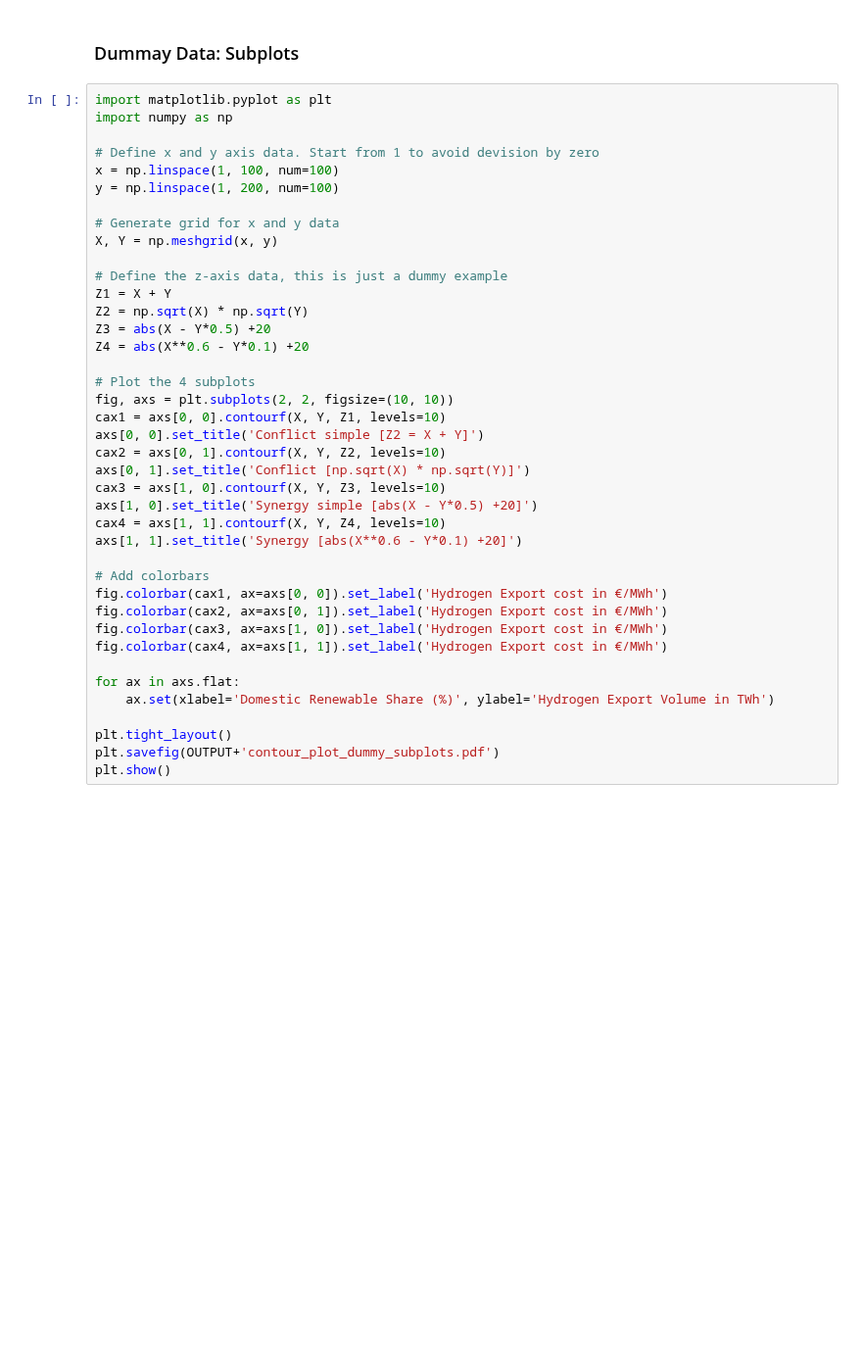
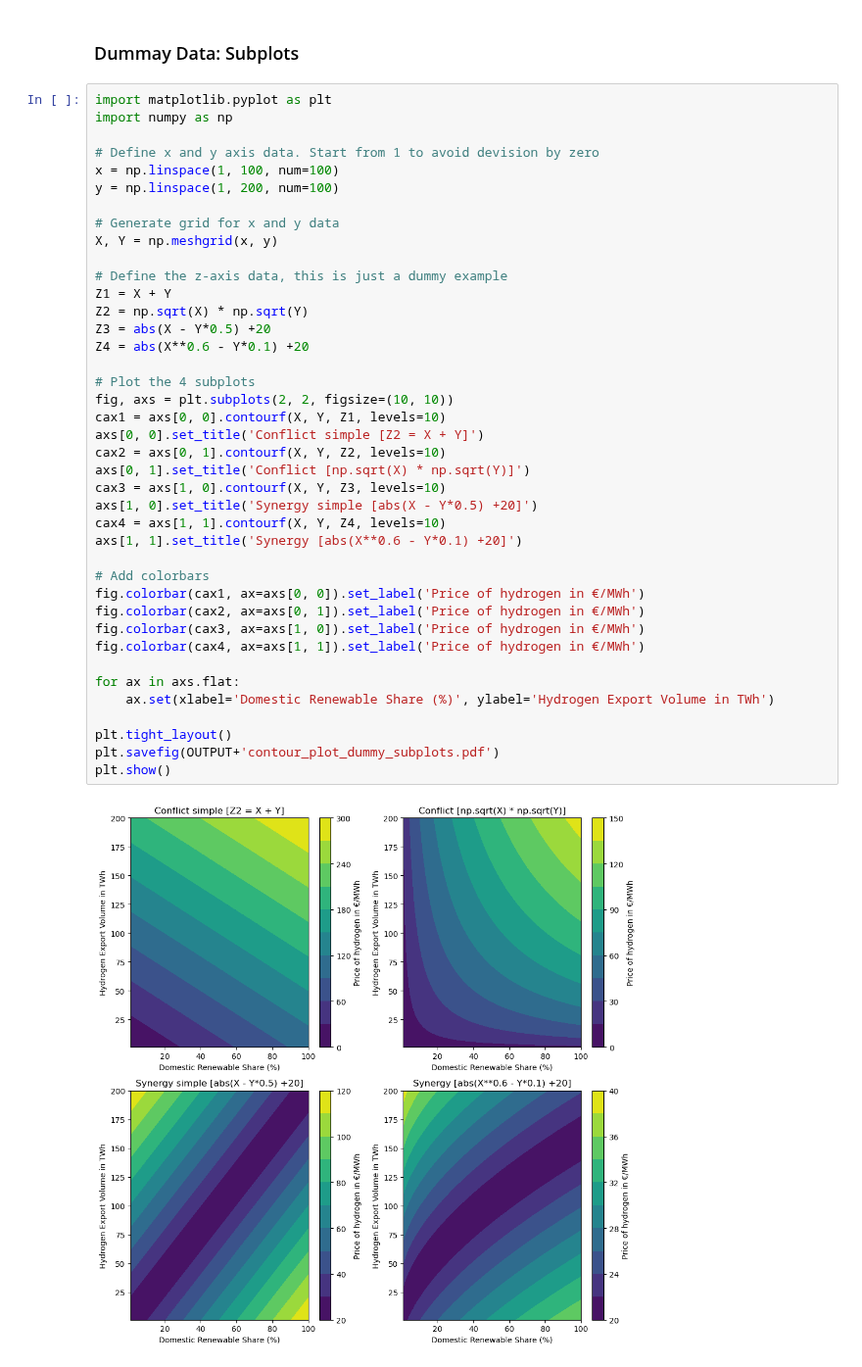
Before and after one commit to energyLS/aldehyde, a Jupyter notebook: workflow/notebooks/ contour_plot.ipynb, the cells around one changed output. Shown at 98% size. Cells and saved outputs as stored; diff of their text form; blank space fills up the shorter version.

```diff
--- a/workflow/notebooks/ contour_plot.ipynb
+++ b/workflow/notebooks/ contour_plot.ipynb
@@ -129,34 +131,36 @@ x = np.linspace(1, 100, num=100)
 y = np.linspace(1, 200, num=100)
 
 # Generate grid for x and y data
 X, Y = np.meshgrid(x, y)
 
 # Define the z-axis data, this is just a dummy example
 Z1 = X + Y
 Z2 = np.sqrt(X) * np.sqrt(Y)
 Z3 = abs(X - Y*0.5) +20
 Z4 = abs(X**0.6 - Y*0.1) +20
 
 # Plot the 4 subplots
 fig, axs = plt.subplots(2, 2, figsize=(10, 10))
 cax1 = axs[0, 0].contourf(X, Y, Z1, levels=10)
 axs[0, 0].set_title('Conflict simple [Z2 = X + Y]')
 cax2 = axs[0, 1].contourf(X, Y, Z2, levels=10)
 axs[0, 1].set_title('Conflict [np.sqrt(X) * np.sqrt(Y)]')
 cax3 = axs[1, 0].contourf(X, Y, Z3, levels=10)
 axs[1, 0].set_title('Synergy simple [abs(X - Y*0.5) +20]')
 cax4 = axs[1, 1].contourf(X, Y, Z4, levels=10)
 axs[1, 1].set_title('Synergy [abs(X**0.6 - Y*0.1) +20]')
 
 # Add colorbars
-fig.colorbar(cax1, ax=axs[0, 0]).set_label('Hydrogen Export cost in €/MWh')
-fig.colorbar(cax2, ax=axs[0, 1]).set_label('Hydrogen Export cost in €/MWh')
-fig.colorbar(cax3, ax=axs[1, 0]).set_label('Hydrogen Export cost in €/MWh')
-fig.colorbar(cax4, ax=axs[1, 1]).set_label('Hydrogen Export cost in €/MWh')
+fig.colorbar(cax1, ax=axs[0, 0]).set_label('Price of hydrogen in €/MWh')
+fig.colorbar(cax2, ax=axs[0, 1]).set_label('Price of hydrogen in €/MWh')
+fig.colorbar(cax3, ax=axs[1, 0]).set_label('Price of hydrogen in €/MWh')
+fig.colorbar(cax4, ax=axs[1, 1]).set_label('Price of hydrogen in €/MWh')
 
 for ax in axs.flat:
     ax.set(xlabel='Domestic Renewable Share (%)', ylabel='Hydrogen Export Volume in TWh')
 
 plt.tight_layout()
 plt.savefig(OUTPUT+'contour_plot_dummy_subplots.pdf')
 plt.show()
+# %% [output]
+[figure, added]
```
Also changed, not shown: parts of 2 cells of this notebook, 1 other file.
